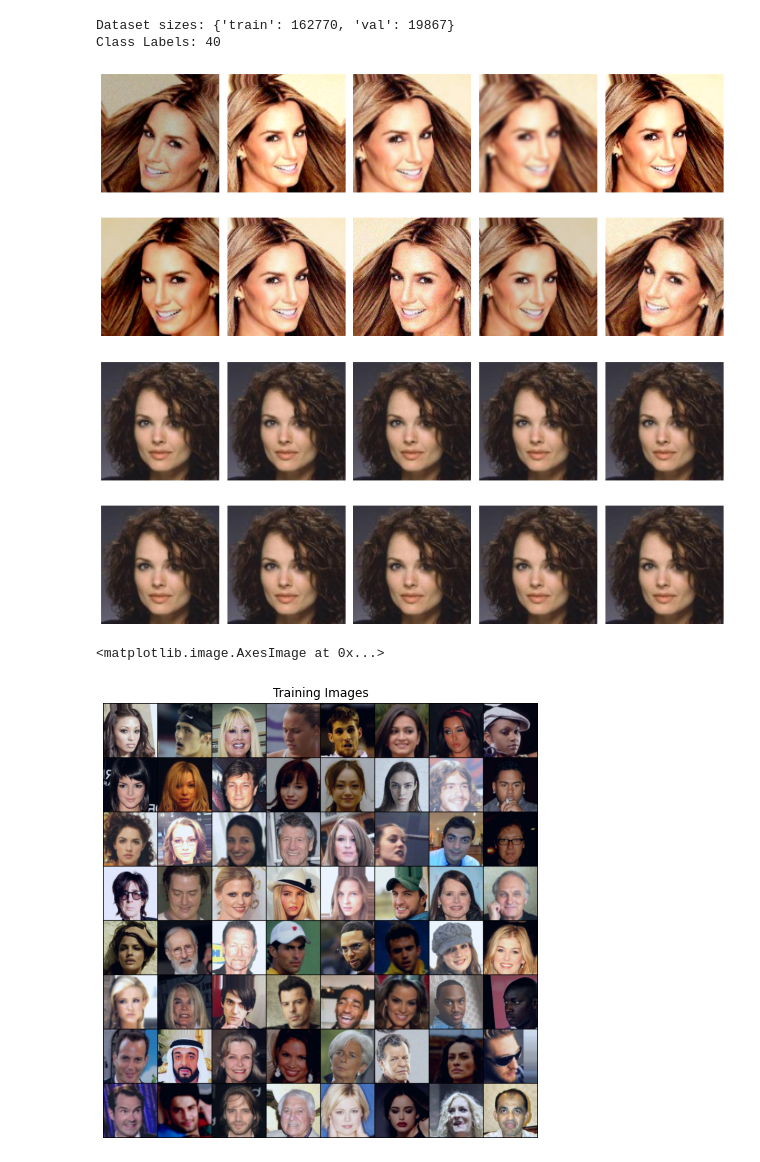
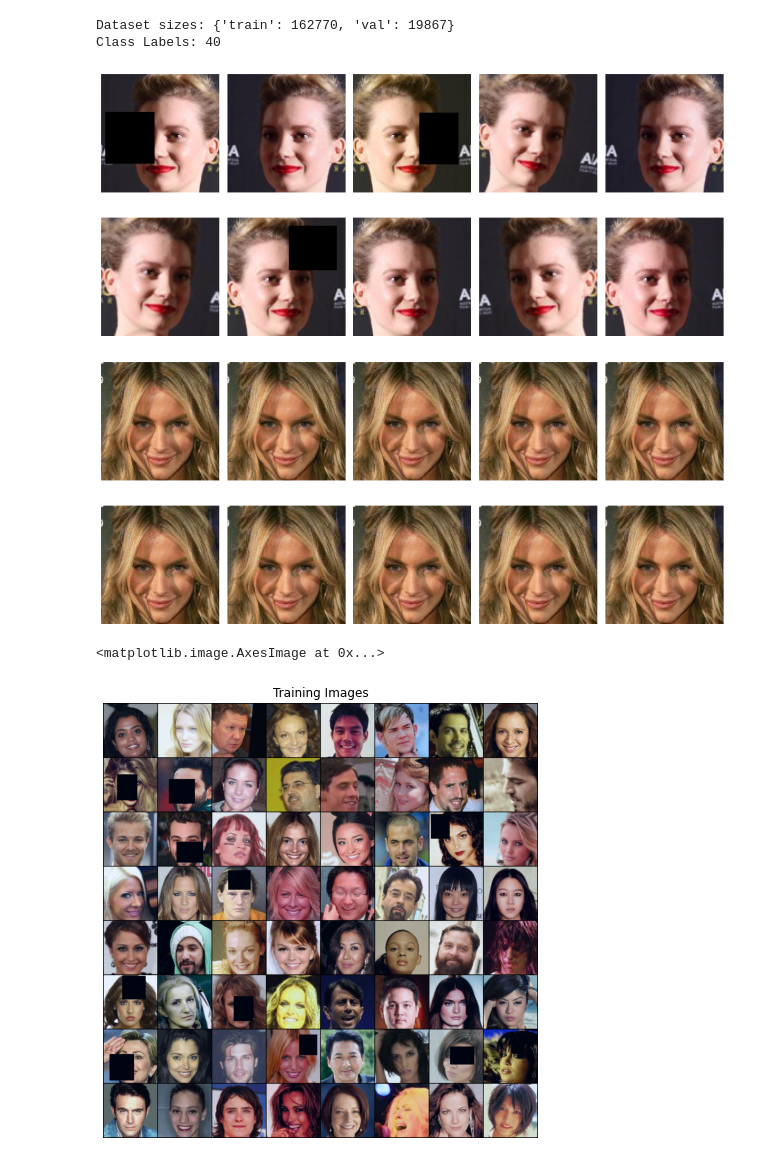
Before and after one commit to kkaryl/AI6126-Advanced_Computer_Vision, a Jupyter notebook: project_1/src/test_transforms.ipynb, the cells around one changed output. Drawn from its saved outputs; the diff is of its cells as text; code cells hidden in the pictures.

Commit message:
v1.1 added some bag of tricks recommendations

```diff
--- a/project_1/src/test_transforms.ipynb
+++ b/project_1/src/test_transforms.ipynb
@@ -99,28 +99,29 @@ def load_dataloader(print_info=True, albu_transforms = True):
                                   std=(0.229, 0.224, 0.225))
         data_transforms = {
             'train': A.Compose([
-                A.SmallestMaxSize(max_size=160),
-                A.CenterCrop(width=148, height=148),
+                #A.RandomResizedCrop(148, 148), # cuts out too much attributes, use centercrop instead
+                A.CenterCrop(height=148, width=148),
+                A.ShiftScaleRotate(shift_limit=0.05, scale_limit=0.05,
+                                  rotate_limit=15, p=0.5), # not in bags of tricks
                 A.HorizontalFlip(p=0.5),
-                A.ShiftScaleRotate(shift_limit=0.05, scale_limit=0.05,
-                                  rotate_limit=15, p=0.5),
-                A.FancyPCA(p=0.5), #http://papers.nips.cc/paper/4824-imagenet-classification-with-deep-convolutional-neural-networks.pdf
-                A.GaussNoise(var_limit=(10.0, 80.0), p=0.5),
-                A.GaussianBlur(p=0.2),
-                A.RandomBrightnessContrast(p=0.5),
-                #A.CoarseDropout(),
+                A.HueSaturationValue(hue_shift_limit=14, sat_shift_limit=14, val_shift_limit=14, p=0.5),
+                A.FancyPCA(alpha=0.1, p=0.5), #http://papers.nips.cc/paper/4824-imagenet-classification-with-deep-convolutional-neural-networks.pdf
+                A.GaussNoise(var_limit=10.0, p=0.5),
+                A.CoarseDropout(max_holes=1, max_height=74, max_width=74,
+                                min_height=49, min_width=49, fill_value=0, p=0.2), #https://arxiv.org/pdf/1708.04896.pdf
                 normalize_A,
                 ToTensorV2(),
 
             ]),
             'val': A.Compose([
-                A.SmallestMaxSize(max_size=160),
+                #Rescale an image so that minimum side is equal to max_size 178 (shortest edge of celeba)
+                A.SmallestMaxSize(max_size=178),
                 A.CenterCrop(height=148, width=148),
                 normalize_A,
                 ToTensorV2(),
             ]),
             'test': A.Compose([
-                A.SmallestMaxSize(max_size=160),
+                A.SmallestMaxSize(max_size=178),
                 A.CenterCrop(height=148, width=148),
                 normalize_A,
                 ToTensorV2(),
@@ -157,22 +158,22 @@ Class Labels: 40
 # %%
 def visualize_augmentations(dataset, idx=0, samples=10, cols=5):
     dataset = copy.deepcopy(dataset)
     dataset.transform = A.Compose([t for t in dataset.transform if not isinstance(t, (A.Normalize, ToTensorV2))])
     rows = samples // cols
     figure, ax = plt.subplots(nrows=rows, ncols=cols, figsize=(12, 6))
     for i in range(samples):
         image, _ = dataset[idx]
         ax.ravel()[i].imshow(image)
         ax.ravel()[i].set_axis_off()
     plt.tight_layout()
     plt.show()
 
 if albu_transforms:
-    visualize_augmentations(image_datasets['train'], idx=0)
-    visualize_augmentations(image_datasets['val'])
+    visualize_augmentations(image_datasets['train'], idx=99)
+    visualize_augmentations(image_datasets['val'], idx=101)
 # %% [output]
-[figure, old version]
+[figure, new version]
-[figure, old version]
+[figure, new version]
 # %%
 # # decide which device we want to run on
 device = torch.device("cuda:0" if torch.cuda.is_available() else "cpu")
@@ -183,7 +184,7 @@ plt.title("Training Images")
 plt.imshow(np.transpose(torchvision.utils.make_grid(real_batch[0].to(device)[:64], padding=2, normalize=True).cpu(),(1,2,0)))
 # %% [output]
 <matplotlib.image.AxesImage at 0x...>
-[figure, old version]
+[figure, new version]
 # %%
 # Before V9.1
 #                 A.SmallestMaxSize(max_size=160),
```
Also changed, not shown: parts of 2 cells of this notebook, 4 other files.
